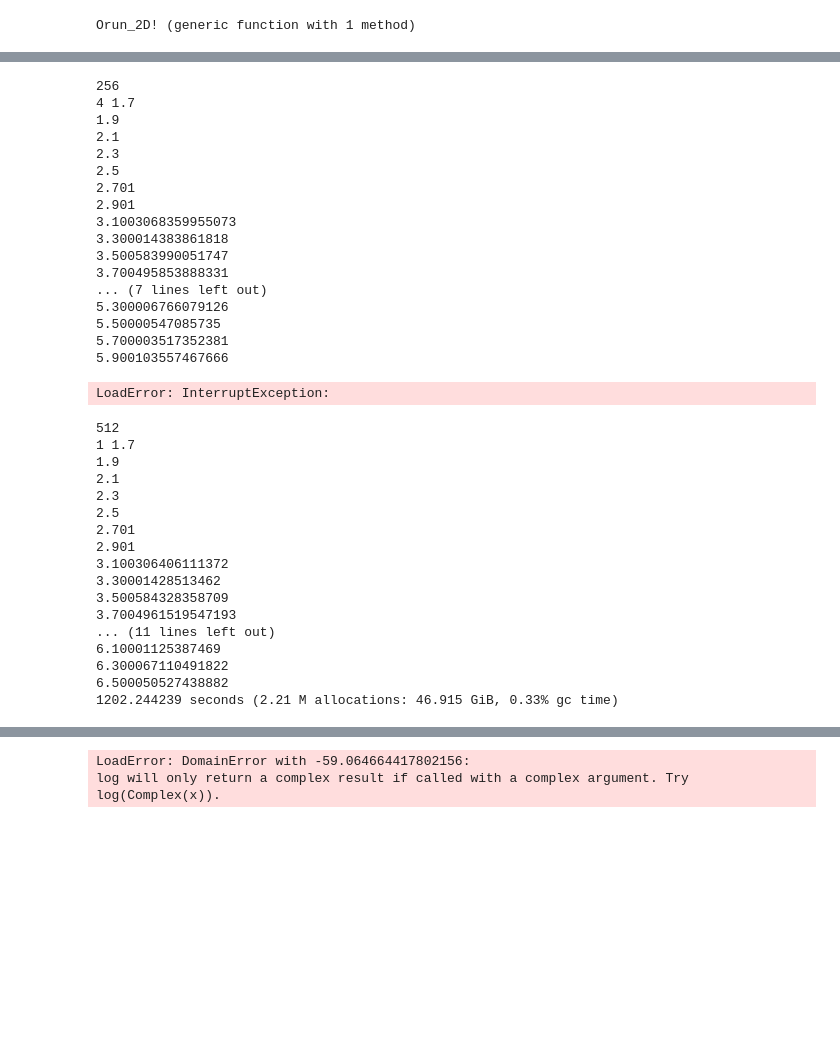
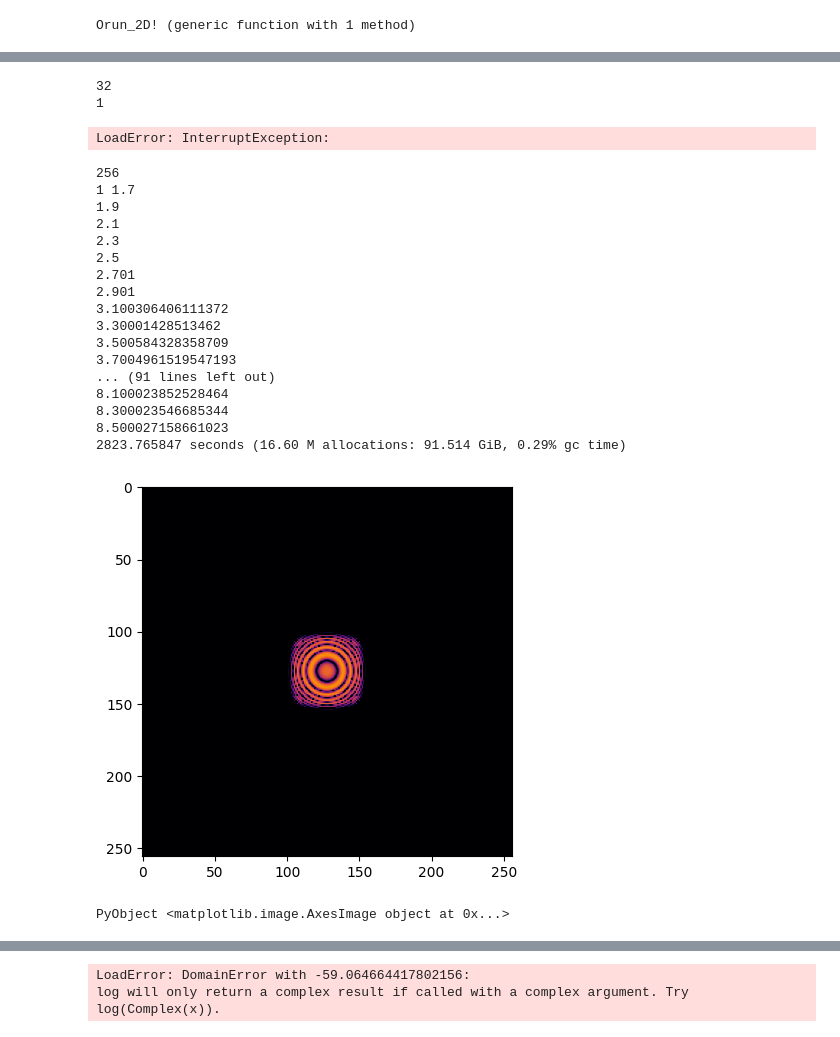
Before and after one commit to MaxJXiao/Cosmic-Strings, a Jupyter notebook: InsertOscillonAndStringStuff.ipynb, the cells around one changed output, grey strips where cells are left out. Drawn from its saved outputs; the diff is of its cells as text; code cells hidden in the pictures; blank space fills up the shorter version.

```diff
--- a/InsertOscillonAndStringStuff.ipynb
+++ b/InsertOscillonAndStringStuff.ipynb
@@ -1307,7 +1338,7 @@ LoadError: UndefVarError: Anti_string! not defined
 
 
 
-n = 8
+n = 5
 N = 2^n;
 M = Int(round(N,digits = 0))
 
@@ -1322,10 +1353,10 @@ LPQ = [125 250 500 1000 2000 4000 8000 16000 32000 64000]
 
 🎱 = [1e1 1e1 1e1 1e1 1e1 1e1]
 🏠 = [1e-2 1e-1 1e0 1e1 1e2 0]
-st = [1 5]
+st = [1 5 7]
 
 
-for i ∈ 1:2
+for i ∈ 1:3
 
     cont = 25
     low = 0
@@ -1392,30 +1423,15 @@ end
 
 end
 # %% [output]
-256
-4 1.7
-1.9
-2.1
-2.3
-2.5
-2.701
-2.901
-3.1003068359955073
-3.300014383861818
-3.500583990051747
-3.700495853888331
-... (7 lines left out)
-5.300006766079126
-5.50000547085735
-5.700003517352381
-5.900103557467666
+32
+1
 LoadError: InterruptException:
 # %%
 @time begin
 
 
 
-n = 9
+n = 8
 N = 2^n;
 M = Int(round(N,digits = 0))
 
@@ -1431,10 +1447,11 @@ LPQ = [125 250 500 1000 2000 4000 8000 16000 32000 64000]
 
 🎱 = [1e0 1e0 1e0 1e0 5e0 1e1 1e1 1e1 5e0 5e0]
 🏠 = [1e-2 1e-1 1e0 1e1 1e2 0]
-st = [1 7 1 7 1 7 1 7 1 7]
+st = [1 5 7 7 1 7 1 7 1 7]
 
 
-for i ∈ 1:1
+
+for i ∈ 1:3
 
     cont = 0
     low = 0
@@ -1473,7 +1490,7 @@ for i ∈ 1:1
 
 
     s = st[i]
-    r = 5
+    r = 1
 
 
 #     angll = load("QCDTOWN/Oscillon/Saving/Box"*string(n)*string(cont)*string(i)*".jld")["angle"]
@@ -1484,13 +1501,13 @@ for i ∈ 1:1
 
     LQCD = LPQ/(2*100)*0.4
 
-    Δx = round(LQCD[8]/N,digits = 6)
+    Δx = round(LQCD[7]/N,digits = 6)
     Δt = 0.001
 
 
 
 
-    repeat = 25
+    repeat = 35
 
 
     Orun_2D!(n,N,t₁,C₁,C₂,Ȧ₁,Ȧ₂,Δx,Δt,fₐ,i,r,s,repeat,cont,low,Ȧ,angll,poggers,cap,pic)
@@ -1502,7 +1519,7 @@ end
 
 end
 # %% [output]
-512
+256
 1 1.7
 1.9
 2.1
@@ -1514,8 +1531,27 @@ end
 3.30001428513462
 3.500584328358709
 3.7004961519547193
-... (11 lines left out)
-6.10001125387469
-6.300067110491822
-6.500050527438882
-1202.244239 seconds (2.21 M allocations: 46.915 GiB, 0.33% gc time)
+... (91 lines left out)
+8.100023852528464
+8.300023546685344
+8.500027158661023
+2823.765847 seconds (16.60 M allocations: 91.514 GiB, 0.29% gc time)
+# %%
+
+angll = load("QCDTOWN/Oscillon/Saving/Box"*string(8)*string(35)*string(1)*".jld")["angle"]
+#     low = load("QCDTOWN/Oscillon/Saving/Strings"*string(n)*string(cont)*string(i)*".jld")["lo"]
+
+#     Ȧ = load("QCDTOWN/Oscillon/Saving/Box"*string(n)*string(cont)*string(i)*".jld")["AngVel"]
+
+
+
+ρ = angll.^2
+rho = mean(ρ)
+
+
+#PyPlot.imshow(log.(ρ/rho)[103:154,103:154],vmin = 0,vmax = 4,cmap = "inferno")
+
+PyPlot.imshow(log.(ρ/rho),vmin = 0,vmax = 6,cmap = "inferno")
+# %% [output]
+[figure, added]
+PyObject <matplotlib.image.AxesImage object at 0x...>
```
Also changed, not shown: parts of 6 cells of this notebook, 1 other file.
